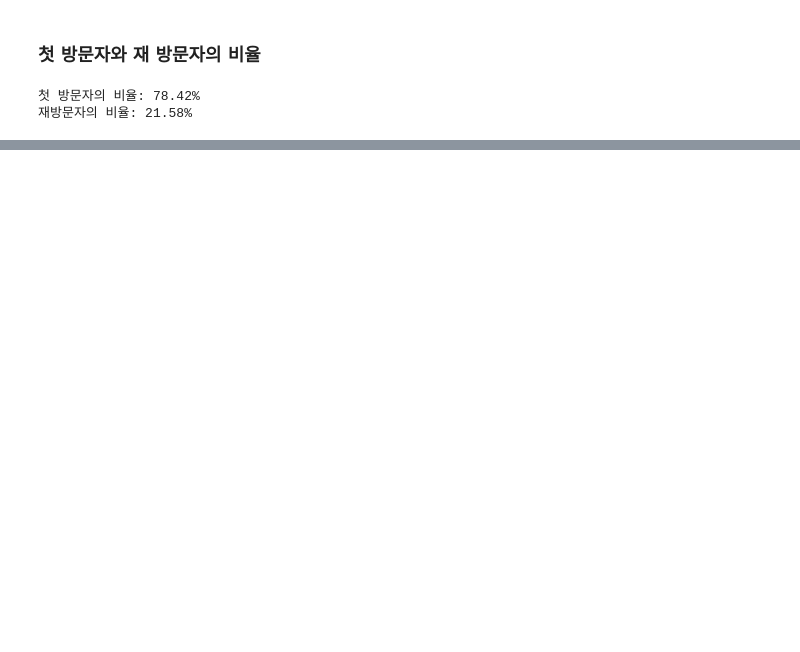
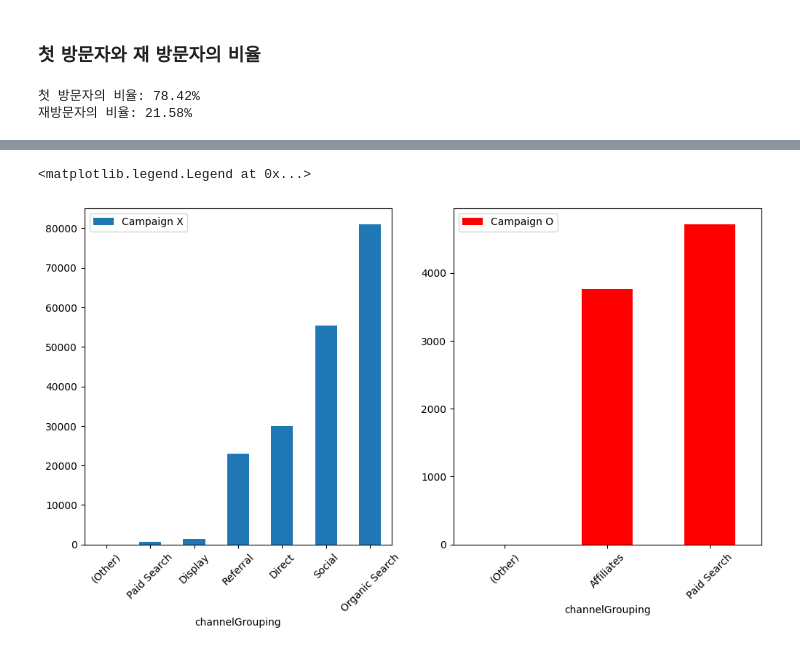
Before and after one commit to eju1019/ipark, a Jupyter notebook: projcet.ipynb, the cells around one changed output, grey strips where cells are left out. Cells and saved outputs as stored; diff of their text form; code cells hidden in the pictures; blank space fills up the shorter version.

```diff
--- a/projcet.ipynb
+++ b/projcet.ipynb
@@ -303,0 +256,14 @@ Text(0.5, 1.0, 'Week Active Users(DAU)')
+# %%
+plt.figure(figsize=(12,6))
+plt.subplot(1,2,1)
+df_not_set['channelGrouping'].value_counts().sort_values().plot(kind='bar',label='Campaign X')
+plt.xticks(rotation=45)
+plt.legend()
+
+plt.subplot(1,2,2)
+df_set['channelGrouping'].value_counts().sort_values().plot(kind='bar',color='red',label='Campaign O')
+plt.xticks(rotation=45)
+plt.legend()
+# %% [output]
+<matplotlib.legend.Legend at 0x...>
+[figure, added]
```
Also changed, not shown: parts of 29 cells of this notebook.
